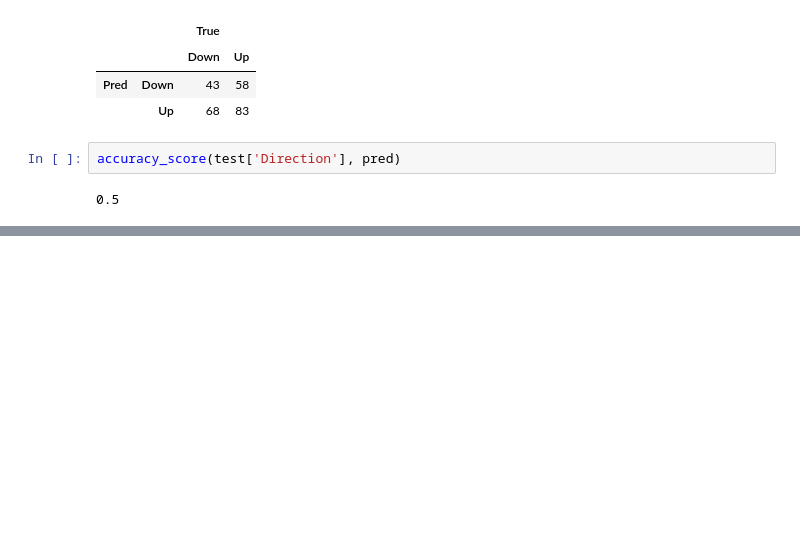
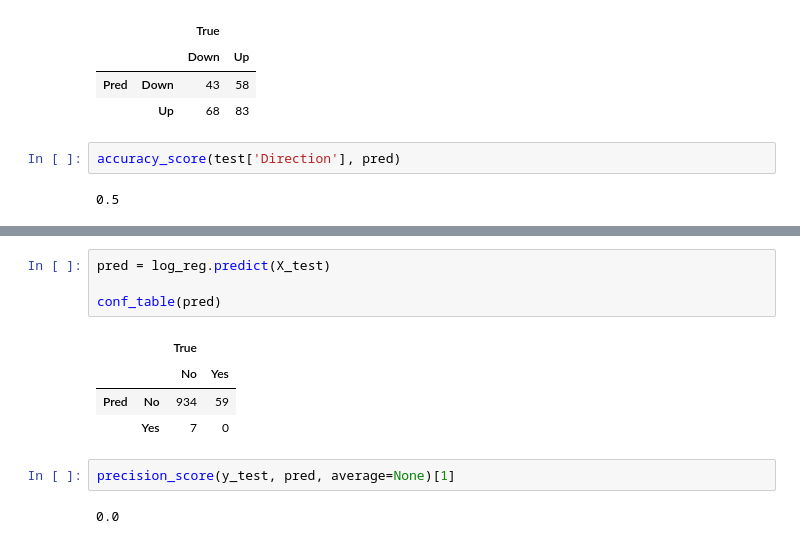
Before and after one commit to JonikSuper/Machine-learning, a Jupyter notebook: Notebooks/Classification/Classification_Python.ipynb, the cells around one changed output, grey strips where cells are left out. Cells and saved outputs as stored; diff of their text form; blank space fills up the shorter version.

```diff
--- a/Notebooks/Classification/Classification_Python.ipynb
+++ b/Notebooks/Classification/Classification_Python.ipynb
@@ -349,0 +479,13 @@ accuracy_score(test['Direction'], pred)
+# %%
+pred = log_reg.predict(X_test)
+
+conf_table(pred)
+# %% [output]
+|  |  | True |  |
+|  |  | No | Yes |
+| Pred | No | 934 | 59 |
+|  | Yes | 7 | 0 |
+# %%
+precision_score(y_test, pred, average=None)[1]
+# %% [output]
+0.0
```
Also changed, not shown: parts of 27 cells of this notebook.
